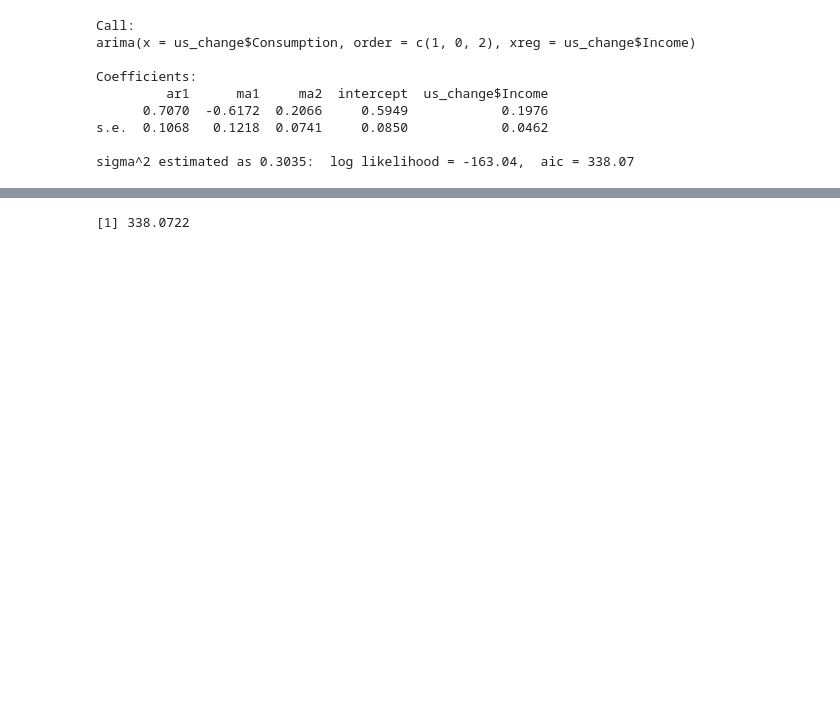
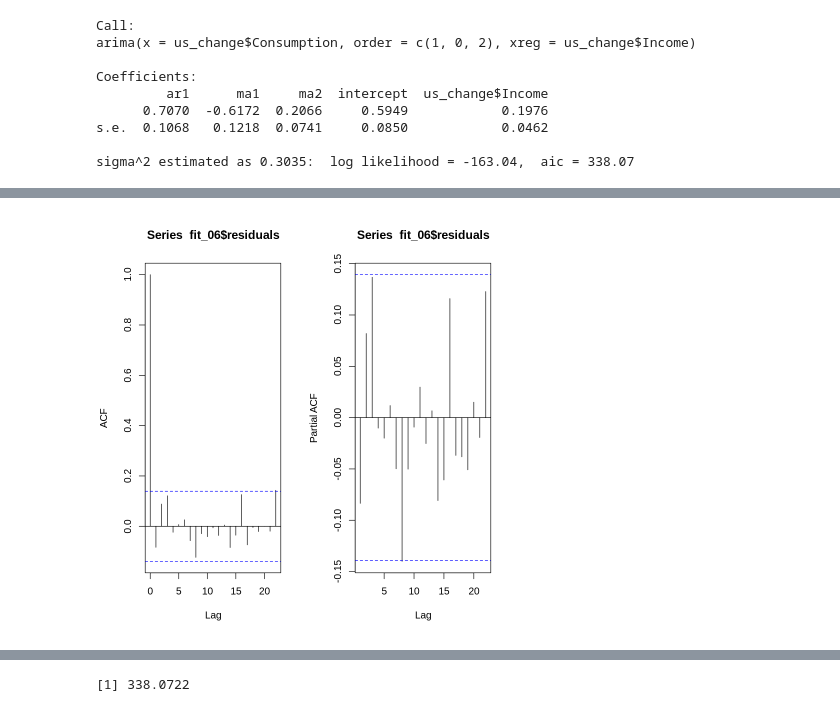
Before and after one commit to ctruciosm/ctruciosm.github.io, a Jupyter notebook: datasets/SARIMAX.ipynb, the cells around one changed output, grey strips where cells are left out. Cells and saved outputs as stored; diff of their text form; code cells hidden in the pictures; blank space fills up the shorter version.

```diff
--- a/datasets/SARIMAX.ipynb
+++ b/datasets/SARIMAX.ipynb
@@ -216,0 +224,7 @@ par(op)
+# %%
+op = par(mfrow = c(1, 2))
+acf(fit_06$residuals)
+pacf(fit_06$residuals)
+par(op)
+# %% [output]
+[figure, added]
```
Also changed, not shown: parts of 17 cells of this notebook, 1 other file.
